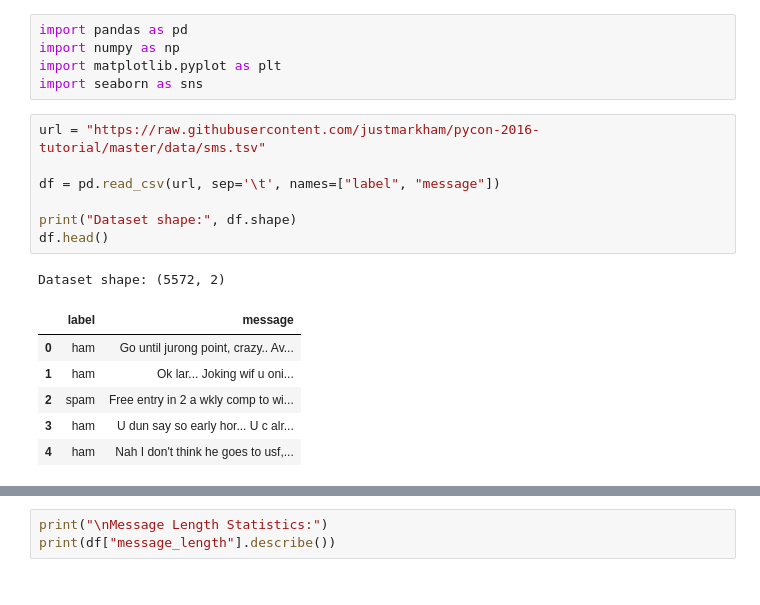
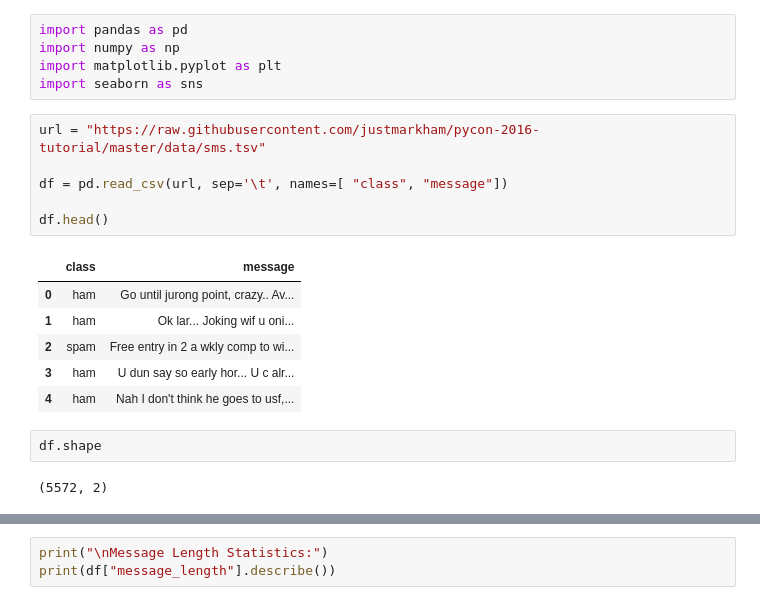
Before and after one commit to Novashiki/Mini-Project-Spam-Classification, a Jupyter notebook: Dataset_analysis.ipynb, the cells around one changed output, grey strips where cells are left out. Cells and saved outputs as stored; diff of their text form.

```diff
--- a/Dataset_analysis.ipynb
+++ b/Dataset_analysis.ipynb
@@ -6,15 +6,17 @@ import seaborn as sns
 # %%
 url = "https://raw.githubusercontent.com/justmarkham/pycon-2016-tutorial/master/data/sms.tsv"
 
-df = pd.read_csv(url, sep='\t', names=["label", "message"])
+df = pd.read_csv(url, sep='\t', names=[ "class", "message"])
 
-print("Dataset shape:", df.shape)
 df.head()
 # %% [output]
-Dataset shape: (5572, 2)
-|  | label | message |
+|  | class | message |
 | 0 | ham | Go until jurong point, crazy.. Av... |
 | 1 | ham | Ok lar... Joking wif u oni... |
 | 2 | spam | Free entry in 2 a wkly comp to wi... |
 | 3 | ham | U dun say so early hor... U c alr... |
 | 4 | ham | Nah I don't think he goes to usf,... |
+# %%
+df.shape
+# %% [output]
+(5572, 2)
```
Also changed, not shown: parts of 16 cells of this notebook, 1 other file.
